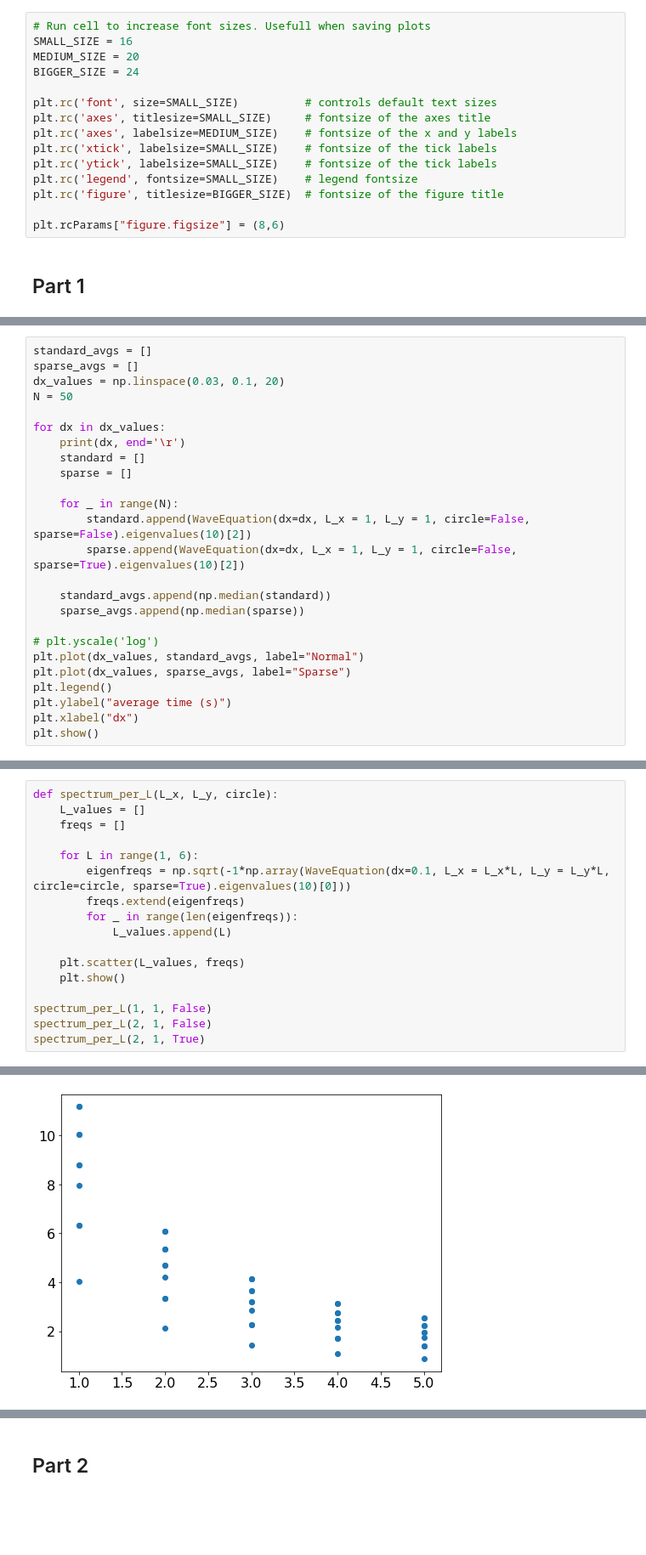
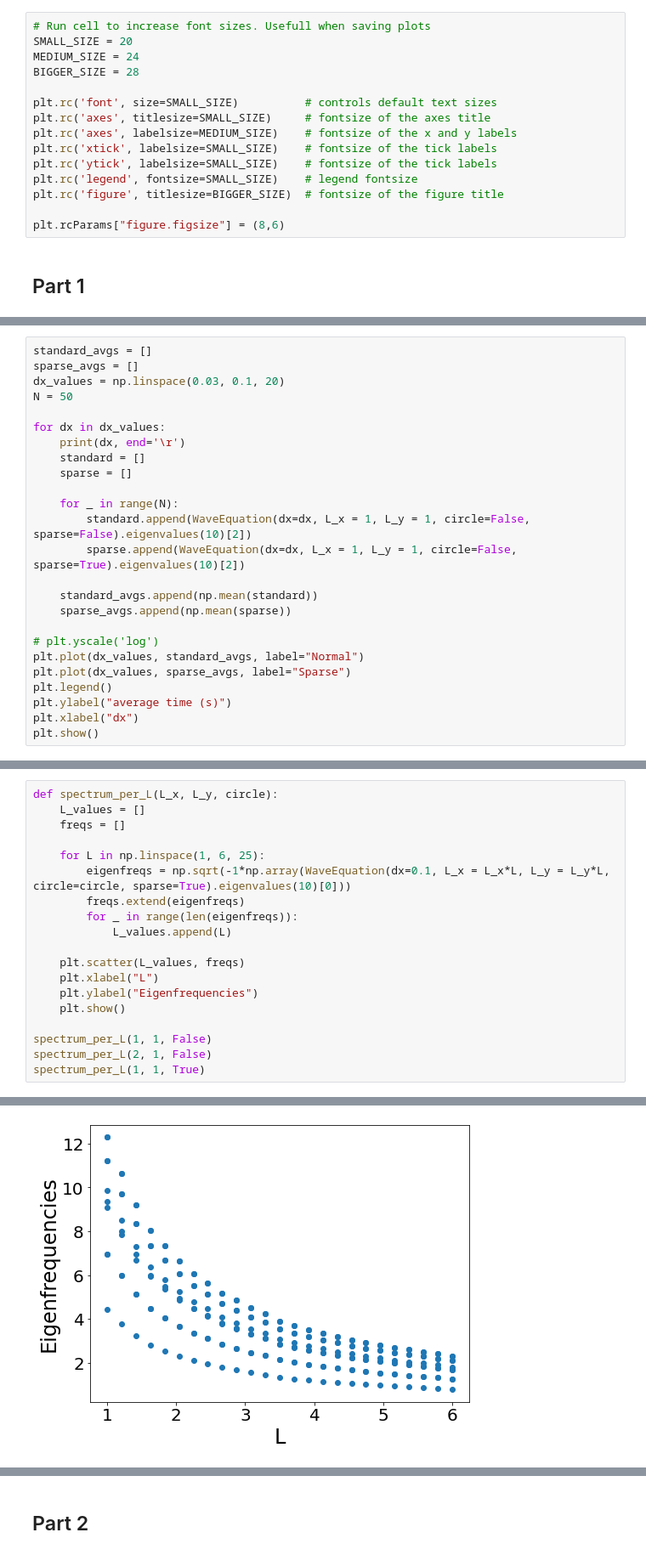
Before and after one commit to Nickvs99/ScientificComputing, a Jupyter notebook: Set 3/set3.ipynb, the cells around one changed output, grey strips where cells are left out. Shown at 85% size. Cells and saved outputs as stored; diff of their text form; blank space fills up the shorter version.

```diff
--- a/Set 3/set3.ipynb
+++ b/Set 3/set3.ipynb
@@ -10,8 +10,8 @@ from spring import Spring
 # %%
 # Run cell to increase font sizes. Usefull when saving plots
-SMALL_SIZE = 16
-MEDIUM_SIZE = 20
-BIGGER_SIZE = 24
+SMALL_SIZE = 20
+MEDIUM_SIZE = 24
+BIGGER_SIZE = 28
 
 plt.rc('font', size=SMALL_SIZE)          # controls default text sizes
 plt.rc('axes', titlesize=SMALL_SIZE)     # fontsize of the axes title
@@ -57,8 +57,8 @@ for dx in dx_values:
         standard.append(WaveEquation(dx=dx, L_x = 1, L_y = 1, circle=False, sparse=False).eigenvalues(10)[2])
         sparse.append(WaveEquation(dx=dx, L_x = 1, L_y = 1, circle=False, sparse=True).eigenvalues(10)[2])
 
-    standard_avgs.append(np.median(standard))
-    sparse_avgs.append(np.median(sparse))
+    standard_avgs.append(np.mean(standard))
+    sparse_avgs.append(np.mean(sparse))
 
 # plt.yscale('log')
 plt.plot(dx_values, standard_avgs, label="Normal")
@@ -75,16 +75,18 @@ def spectrum_per_L(L_x, L_y, circle):
     L_values = []
     freqs = []
 
-    for L in range(1, 6):
+    for L in np.linspace(1, 6, 25):
         eigenfreqs = np.sqrt(-1*np.array(WaveEquation(dx=0.1, L_x = L_x*L, L_y = L_y*L, circle=circle, sparse=True).eigenvalues(10)[0]))
         freqs.extend(eigenfreqs)
         for _ in range(len(eigenfreqs)):
             L_values.append(L)
 
     plt.scatter(L_values, freqs)
+    plt.xlabel("L")
+    plt.ylabel("Eigenfrequencies")
     plt.show()
 
 spectrum_per_L(1, 1, False)
 spectrum_per_L(2, 1, False)
-spectrum_per_L(2, 1, True)
+spectrum_per_L(1, 1, True)
 # %% [output]
@@ -101 +93 @@ spectrum_per_L(2, 1, True)
-[figure, old version]
+[figure, new version]
```
Also changed, not shown: parts of 6 cells of this notebook, 47 other files.
